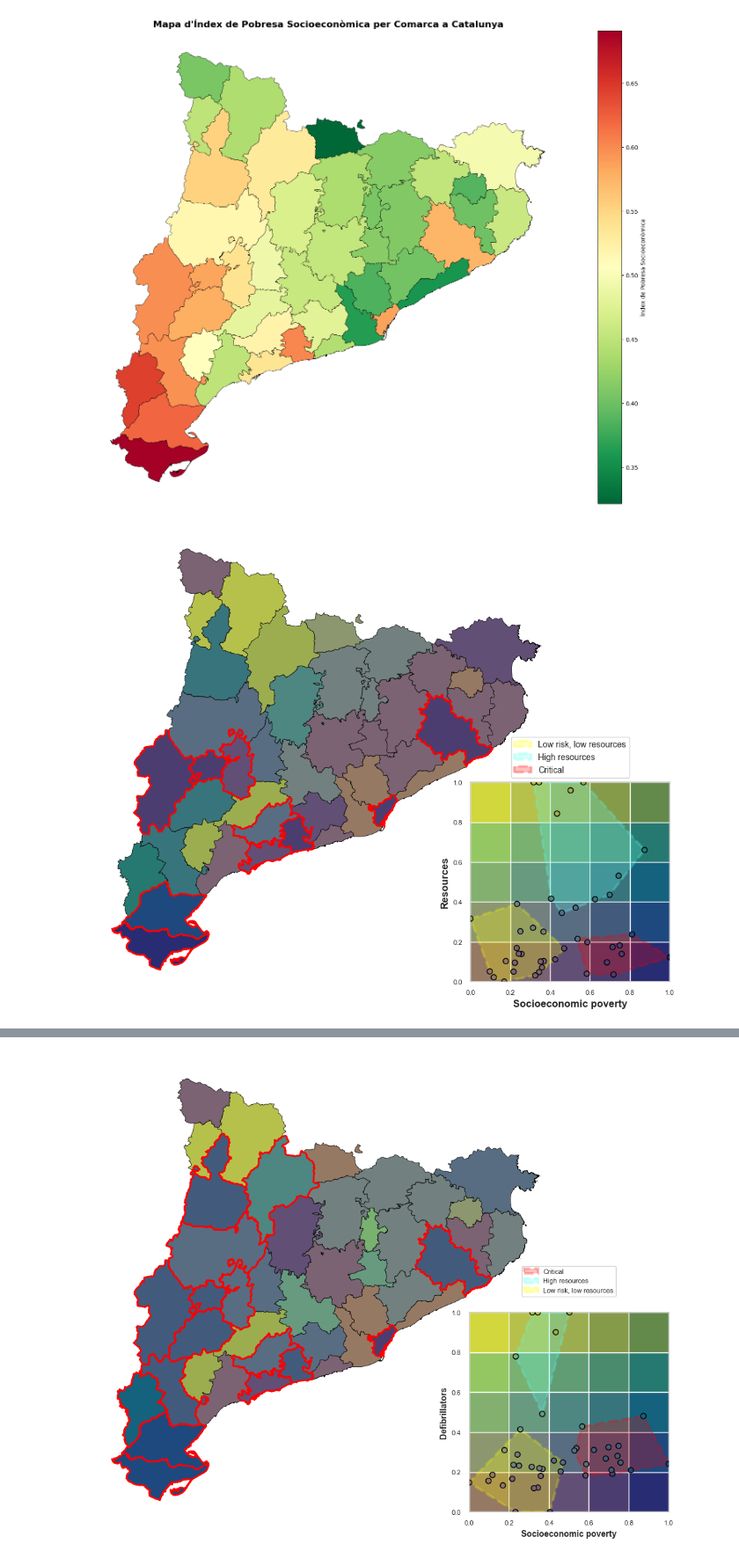
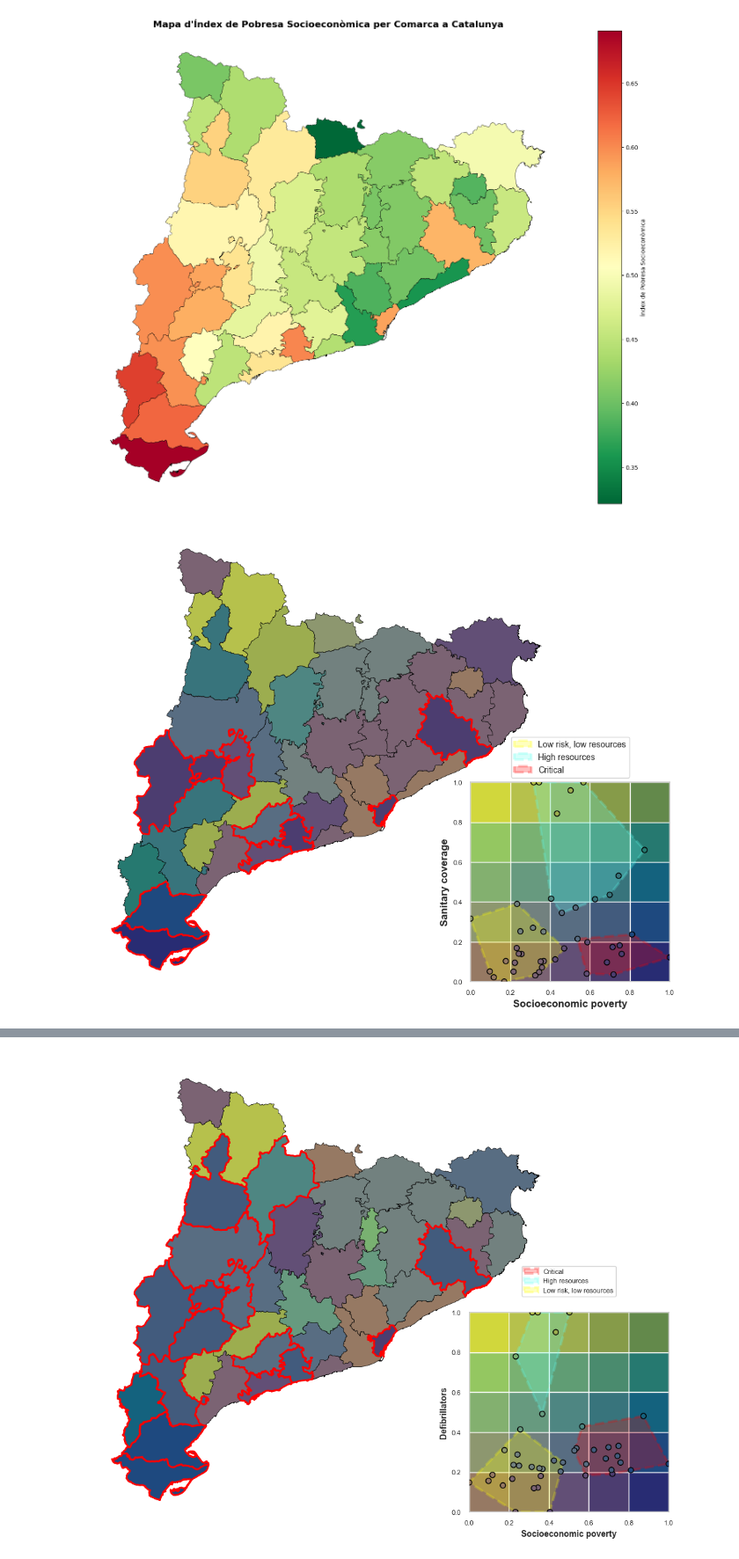
Before and after one commit to alexdeharo269/CatDef, a Jupyter notebook: german/german_notebook.ipynb, the cells around one changed output, grey strips where cells are left out. Shown at 88% size. Saved outputs shown, nothing was run; the diff lists cells and outputs as text; code cells hidden in the pictures.

Commit message:
sanitary coverage

```diff
--- a/german/german_notebook.ipynb
+++ b/german/german_notebook.ipynb
@@ -453,35 +453,35 @@ for cluster in unique_clusters:
     color_hull = cluster_colors.get(label_name, 'gray')
 
     if len(points) >= 3:
         hull = ConvexHull(points)
         pts = points[hull.vertices]
         poly = Polygon(pts, facecolor=color_hull, edgecolor=color_hull,
                        alpha=0.25, linewidth=3, linestyle='--', zorder=5, label=label_name)
         ax_scatter.add_patch(poly)
 
 # Puntos
 ax_scatter.scatter(
     datos_combinados['pobreza_norm'],
     datos_combinados['recursos_norm'],
     c=datos_combinados['color_rgb'],
     s=40, # Más pequeños
     edgecolor='black',
     linewidth=1,
     zorder=10,
     alpha=1
 )
 
 ax_scatter.set_xlim(0, 1)
 ax_scatter.set_ylim(0, 1)
 ax_scatter.set_aspect('equal')
 ax_scatter.set_xlabel('Socioeconomic poverty', fontsize=12, fontweight='bold')
-ax_scatter.set_ylabel('Resources', fontsize=12, fontweight='bold')
+ax_scatter.set_ylabel('Sanitary coverage', fontsize=12, fontweight='bold')
 ax_scatter.tick_params(labelsize=8)
 ax_scatter.legend(loc='upper center', bbox_to_anchor=(0.5, 1.25), fontsize=10, ncol=1)
 plt.savefig('mapa_recursos_vs_pobreza.png', dpi=600, bbox_inches='tight')
 plt.show()
 # %% [output]
-[figure, old version]
+[figure, new version]
 # %%
 #pasar df_socioeconomic a un csv
 df_socioeconomic
```
Also changed, not shown: 1 other file.
